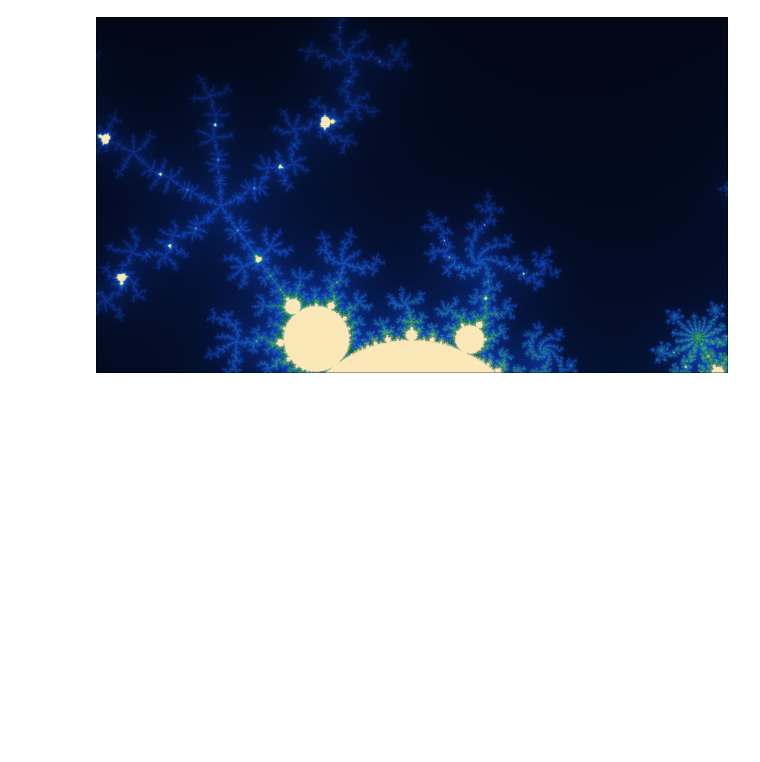
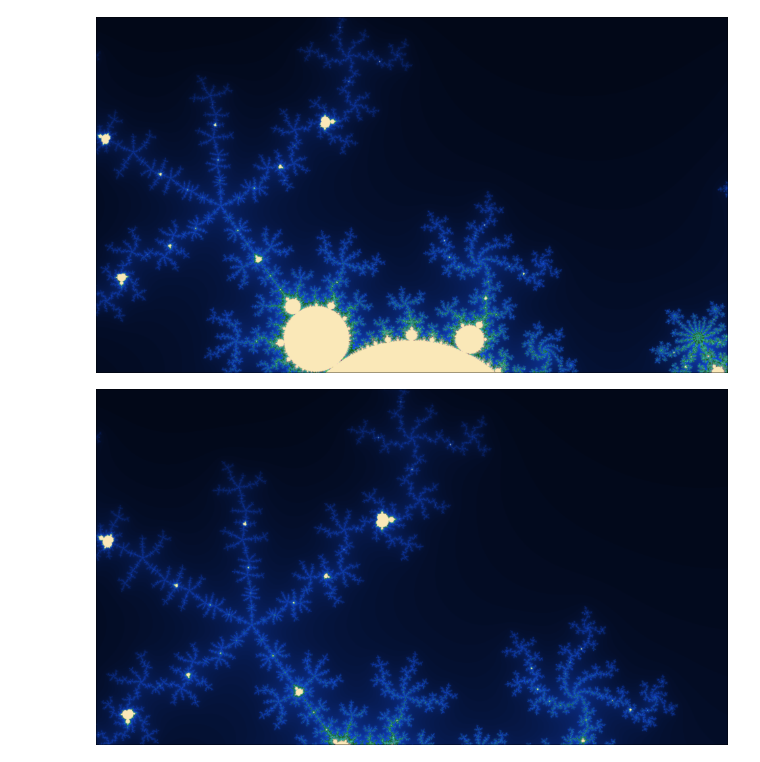
Before and after one commit to avenga/julia-fractals, a Jupyter notebook: AvengaLovesJulia-Fractals.ipynb, the cells around one changed output. Cells and saved outputs as stored; diff of their text form; code cells hidden in the pictures; blank space fills up the shorter version.

```diff
--- a/AvengaLovesJulia-Fractals.ipynb
+++ b/AvengaLovesJulia-Fractals.ipynb
@@ -171,3 +229,7 @@ dark_color_palette
 fractal(-0.6, -0.7, 0.0001, 1920, 1080, dark_color_palette)
 # %% [output]
 [figure]
+# %%
+fractal(-0.6, -0.7, 0.00008, 1920, 1080, dark_color_palette)
+# %% [output]
+[figure, added]
```
Also changed, not shown: parts of 7 cells of this notebook.
